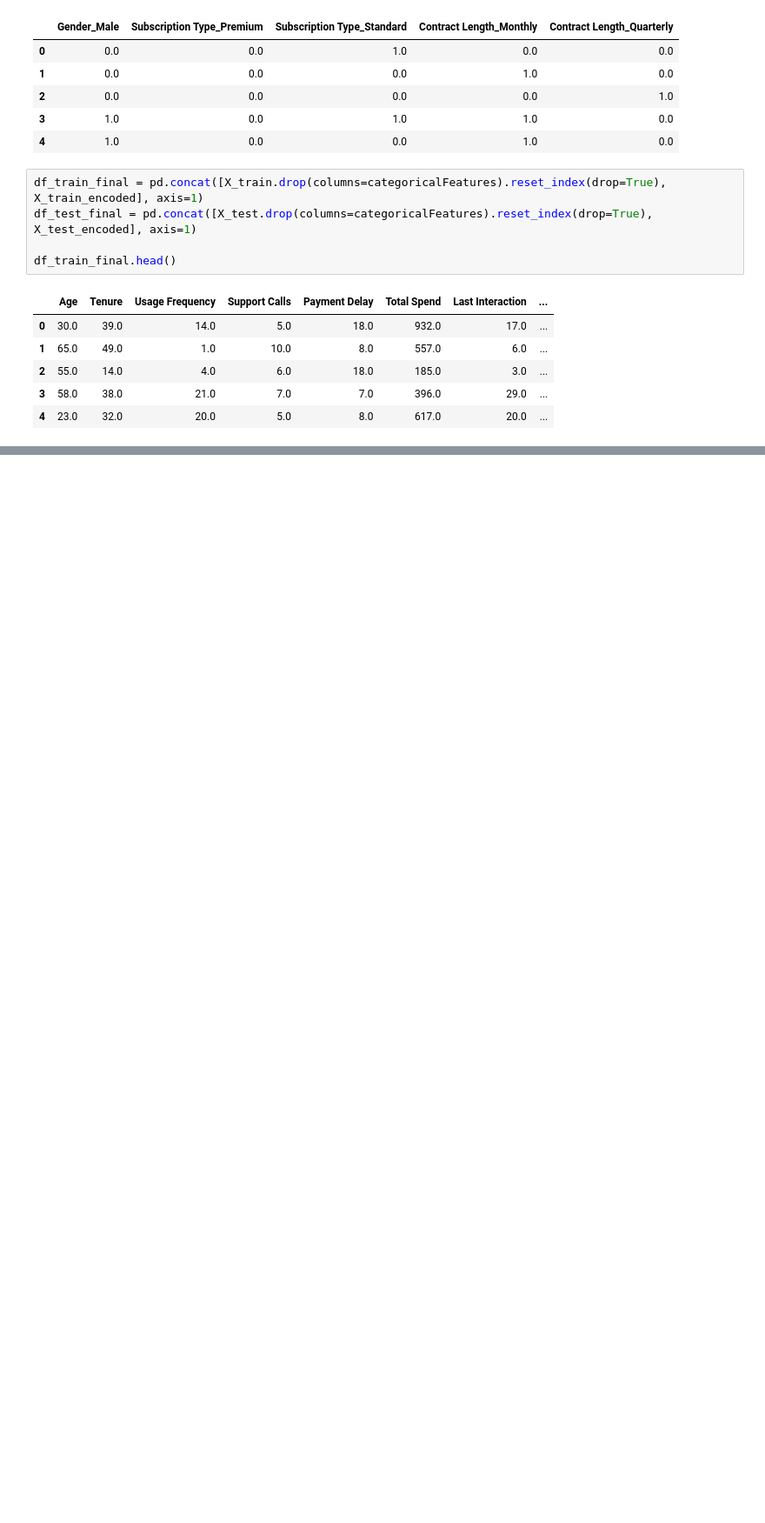
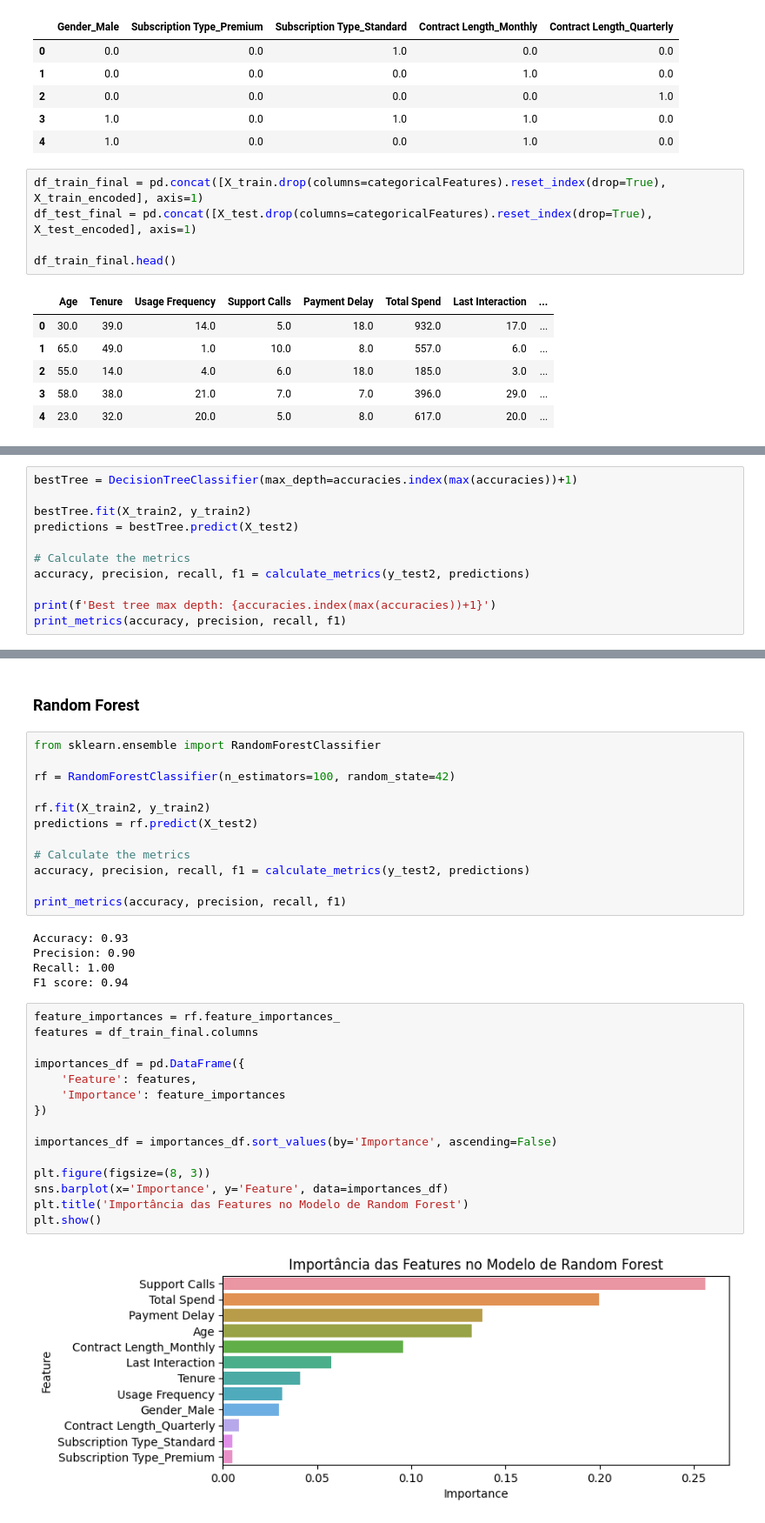
Before and after one commit to paduathiago/churn_prediction, a Jupyter notebook: churn_prediction.ipynb, the cells around one changed output, grey strips where cells are left out. Shown at 87% size. Saved outputs shown, nothing was run; the diff lists cells and outputs as text; blank space fills up the shorter version.

```diff
--- a/churn_prediction.ipynb
+++ b/churn_prediction.ipynb
@@ -349,0 +454,11 @@ df_train_final.head()
+# %%
+bestTree = DecisionTreeClassifier(max_depth=accuracies.index(max(accuracies))+1)
+
+bestTree.fit(X_train2, y_train2)
+predictions = bestTree.predict(X_test2)
+
+# Calculate the metrics
+accuracy, precision, recall, f1 = calculate_metrics(y_test2, predictions)
+
+print(f'Best tree max depth: {accuracies.index(max(accuracies))+1}')
+print_metrics(accuracy, precision, recall, f1)
@@ -349,0 +471,36 @@ df_train_final.head()
+# %% [markdown]
+### Random Forest
+# %%
+from sklearn.ensemble import RandomForestClassifier
+
+rf = RandomForestClassifier(n_estimators=100, random_state=42)
+
+rf.fit(X_train2, y_train2)
+predictions = rf.predict(X_test2)
+
+# Calculate the metrics
+accuracy, precision, recall, f1 = calculate_metrics(y_test2, predictions)
+
+print_metrics(accuracy, precision, recall, f1)
+# %% [output]
+Accuracy: 0.93
+Precision: 0.90
+Recall: 1.00
+F1 score: 0.94
+# %%
+feature_importances = rf.feature_importances_
+features = df_train_final.columns
+
+importances_df = pd.DataFrame({
+    'Feature': features,
+    'Importance': feature_importances
+})
+
+importances_df = importances_df.sort_values(by='Importance', ascending=False)
+
+plt.figure(figsize=(8, 3))
+sns.barplot(x='Importance', y='Feature', data=importances_df)
+plt.title('Importância das Features no Modelo de Random Forest')
+plt.show()
+# %% [output]
+[figure, added]
```
Also changed, not shown: parts of 21 cells of this notebook.
